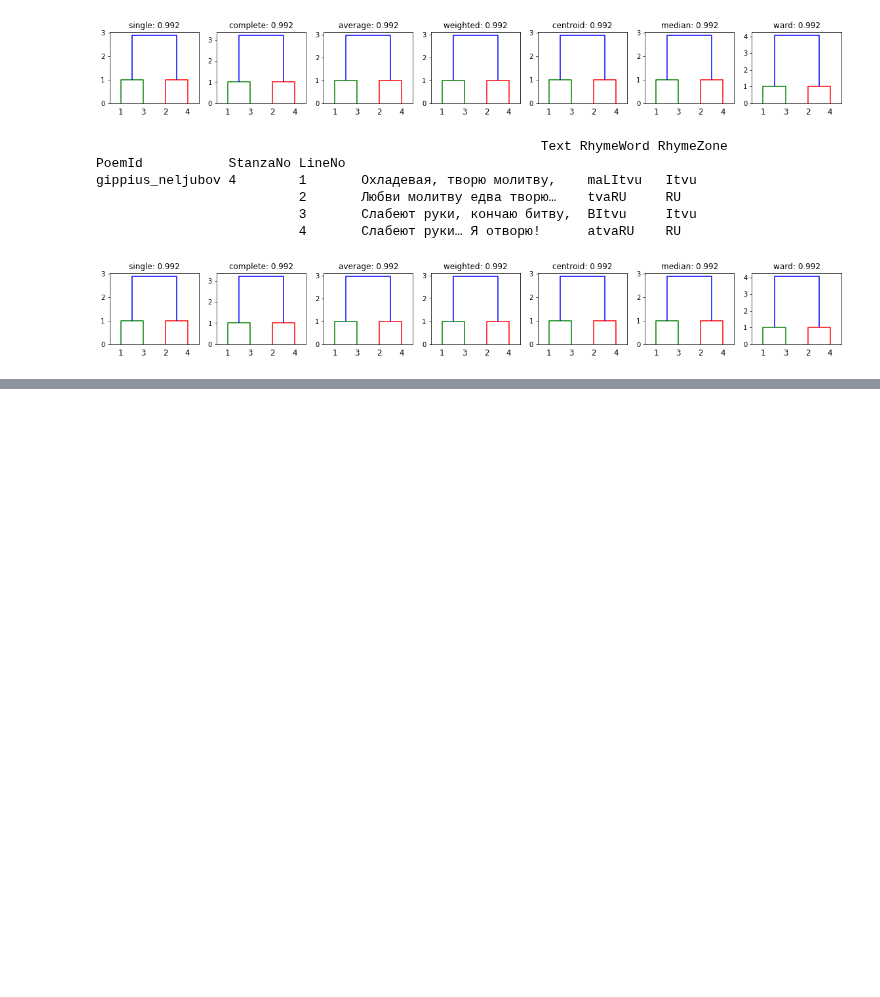
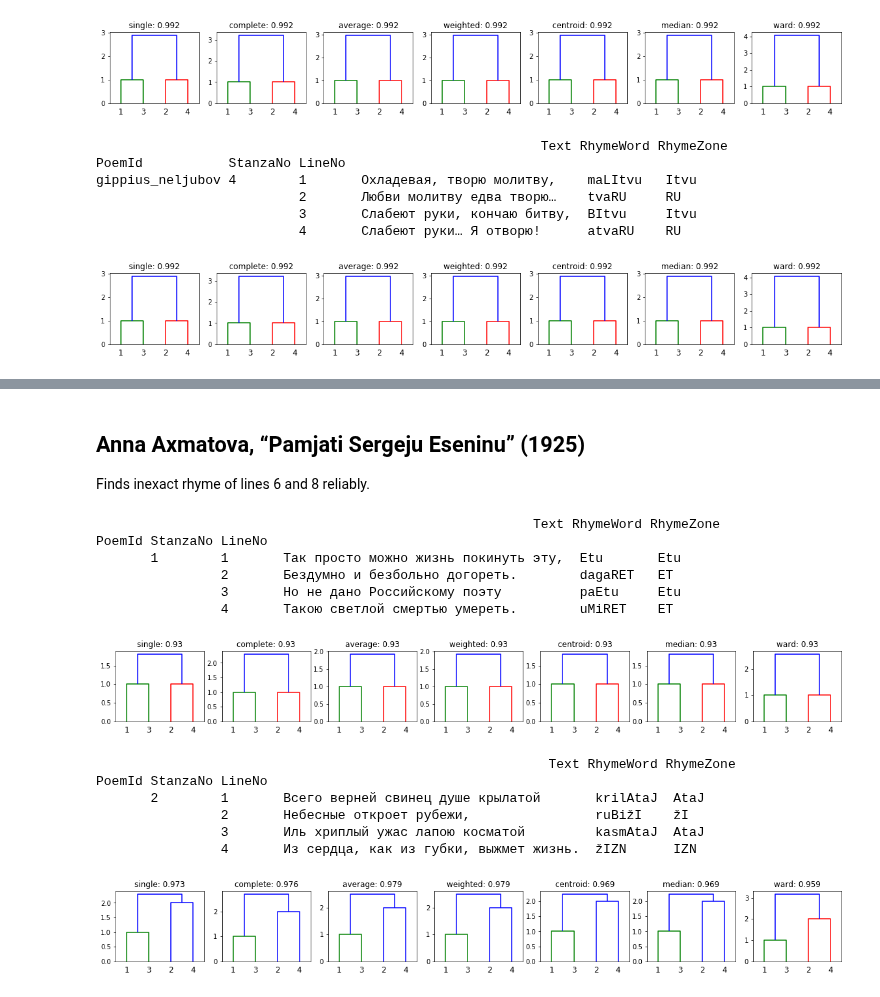
Before and after one commit to Data-Science-for-Linguists-2019/russian_rhyme, a Jupyter notebook: dev/samples.ipynb, the cells around one changed output, grey strips where cells are left out. Saved outputs shown, nothing was run; the diff lists cells and outputs as text; code cells hidden in the pictures; blank space fills up the shorter version.

```diff
--- a/dev/samples.ipynb
+++ b/dev/samples.ipynb
@@ -323,0 +350,21 @@ gippius_neljubov 4        1       Охладевая, творю молитву,
+# %% [markdown]
+## Anna Axmatova, “Pamjati Sergeju Eseninu” (1925)
+
+Finds inexact rhyme of lines 6 and 8 reliably.
+# %%
+explore("data_samples/axmatova_pamjati-sergeju-eseninu.xml")
+# %% [output]
+                                                        Text RhymeWord RhymeZone
+PoemId StanzaNo LineNo
+       1        1       Так просто можно жизнь покинуть эту,  Etu       Etu
+                2       Бездумно и безбольно догореть.        dagaRET   ET
+                3       Но не дано Российскому поэту          paEtu     Etu
+                4       Такою светлой смертью умереть.        uMiRET    ET
+[figure, added]
+                                                          Text RhymeWord RhymeZone
+PoemId StanzaNo LineNo
+       2        1       Всего верней свинец душе крылатой       krilAtaJ  AtaJ
+                2       Небесные откроет рубежи,                ruBižI    žI
+                3       Иль хриплый ужас лапою косматой         kasmAtaJ  AtaJ
+                4       Из сердца, как из губки, выжмет жизнь.  žIZN      IZN
+[figure, added]
```
Also changed, not shown: parts of 6 cells of this notebook, 3 other files.
